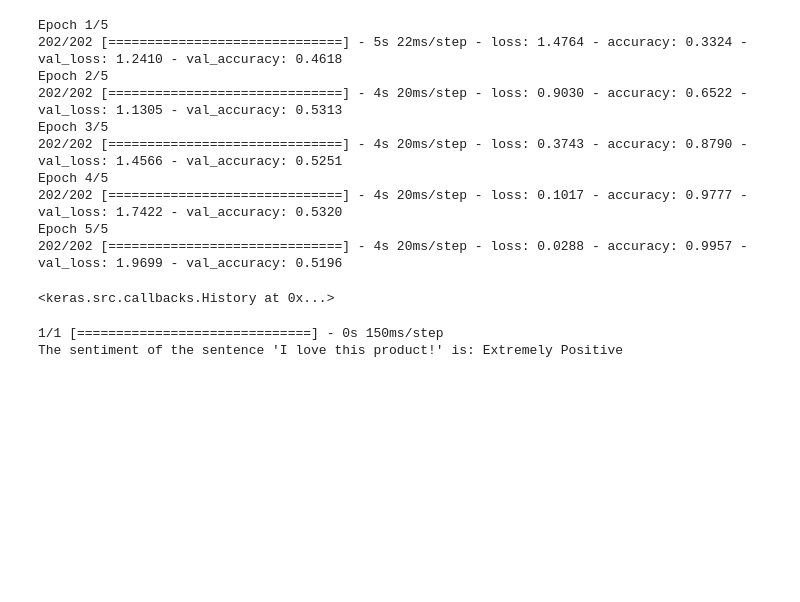
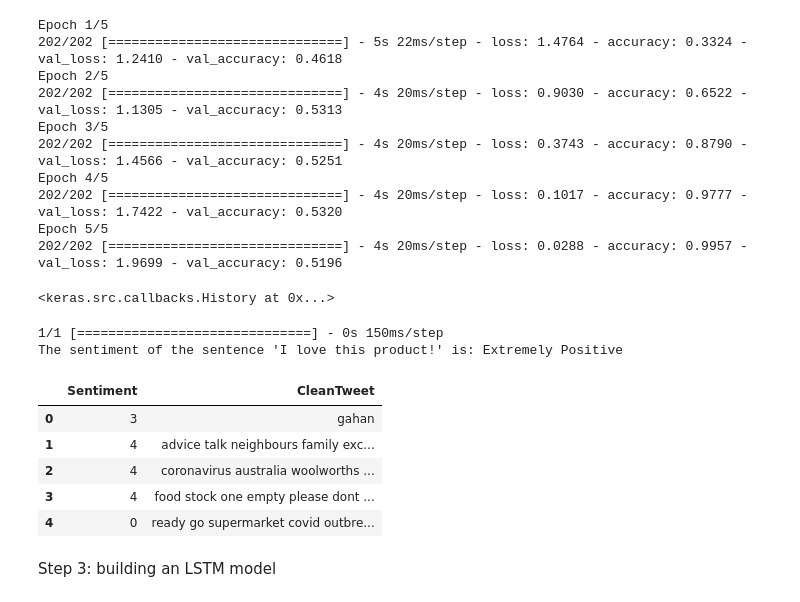
Before and after one commit to matylda-kupka/ZUM_NLP, a Jupyter notebook: CNN_NLP_praca_domowa.ipynb, the cells around one changed output. Cells and saved outputs as stored; diff of their text form; code cells hidden in the pictures; blank space fills up the shorter version.

```diff
--- a/CNN_NLP_praca_domowa.ipynb
+++ b/CNN_NLP_praca_domowa.ipynb
@@ -182,3 +182,14 @@ print(f"The sentiment of the sentence '{test_sentence}' is: {result}")
 # %% [output]
 1/1 [==============================] - 0s 150ms/step
 The sentiment of the sentence 'I love this product!' is: Extremely Positive
+# %%
+df.head()
+# %% [output]
+|  | Sentiment | CleanTweet |
+| 0 | 3 | gahan |
+| 1 | 4 | advice talk neighbours family exc... |
+| 2 | 4 | coronavirus australia woolworths ... |
+| 3 | 4 | food stock one empty please dont ... |
+| 4 | 0 | ready go supermarket covid outbre... |
+# %% [markdown]
+Step 3: building an LSTM model
```
Also changed, not shown: parts of 2 cells of this notebook.
